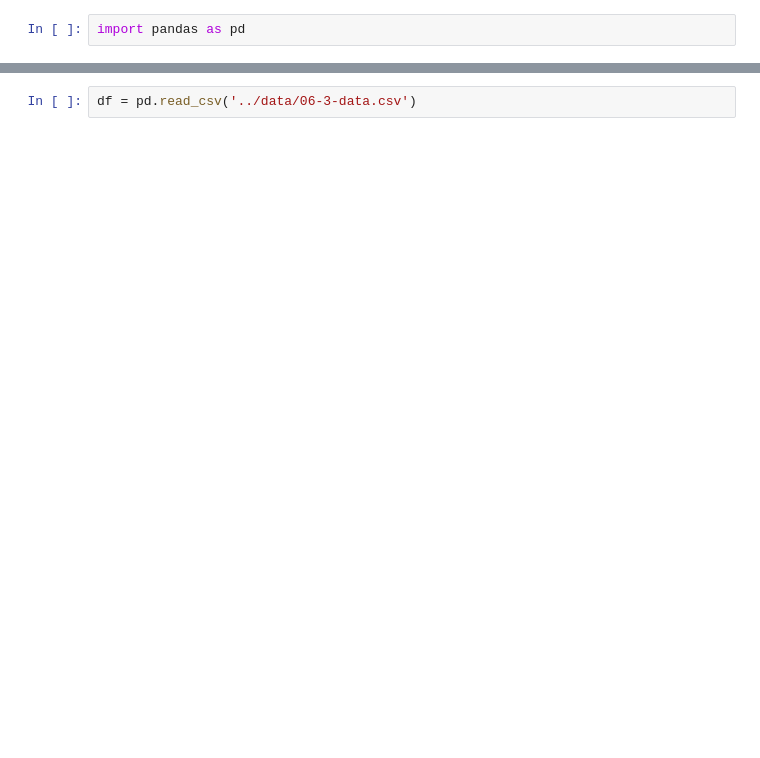
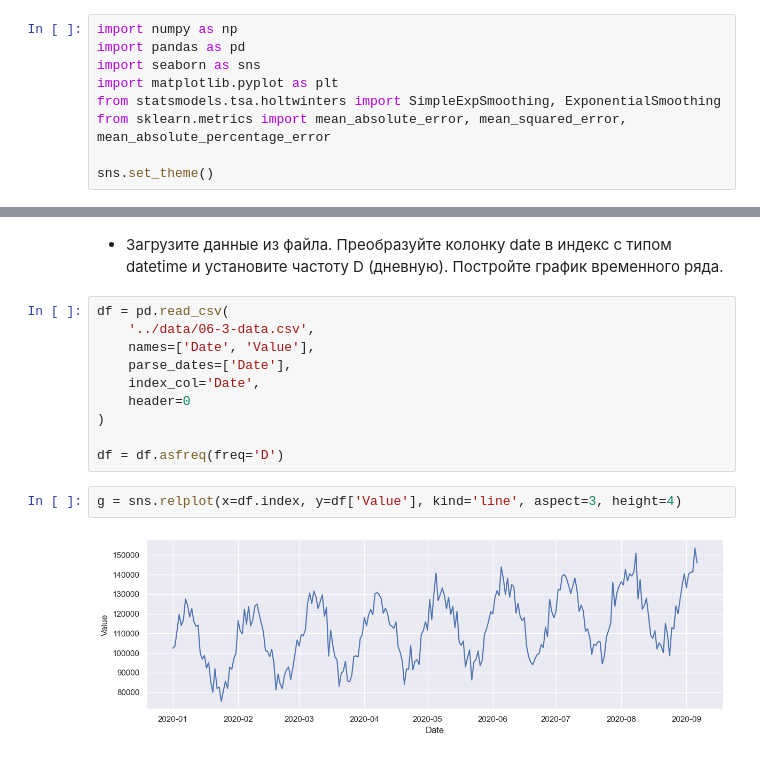
Before and after one commit to skv-analyst/study-timeseries-analysis-forecasting, a Jupyter notebook: notebooks/06-2-exponential-smoothing.ipynb, the cells around one changed output, grey strips where cells are left out. Drawn from its saved outputs; the diff is of its cells as text; blank space fills up the shorter version.

```diff
--- a/notebooks/06-2-exponential-smoothing.ipynb
+++ b/notebooks/06-2-exponential-smoothing.ipynb
@@ -1,2 +1,9 @@
 # %%
+import numpy as np
 import pandas as pd
+import seaborn as sns
+import matplotlib.pyplot as plt
+from statsmodels.tsa.holtwinters import SimpleExpSmoothing, ExponentialSmoothing
+from sklearn.metrics import mean_absolute_error, mean_squared_error, mean_absolute_percentage_error
+
+sns.set_theme()
@@ -36,2 +90,16 @@ import pandas as pd
+# %% [markdown]
+- Загрузите данные из файла. Преобразуйте колонку date в индекс с типом datetime и установите частоту D (дневную). Постройте график временного ряда.
 # %%
-df = pd.read_csv('../data/06-3-data.csv')
+df = pd.read_csv(
+    '../data/06-3-data.csv',
+    names=['Date', 'Value'],
+    parse_dates=['Date'],
+    index_col='Date',
+    header=0
+)
+
+df = df.asfreq(freq='D')
+# %%
+g = sns.relplot(x=df.index, y=df['Value'], kind='line', aspect=3, height=4)
+# %% [output]
+[figure, added]
```
Also changed, not shown: parts of 22 cells of this notebook, 2 other files.
